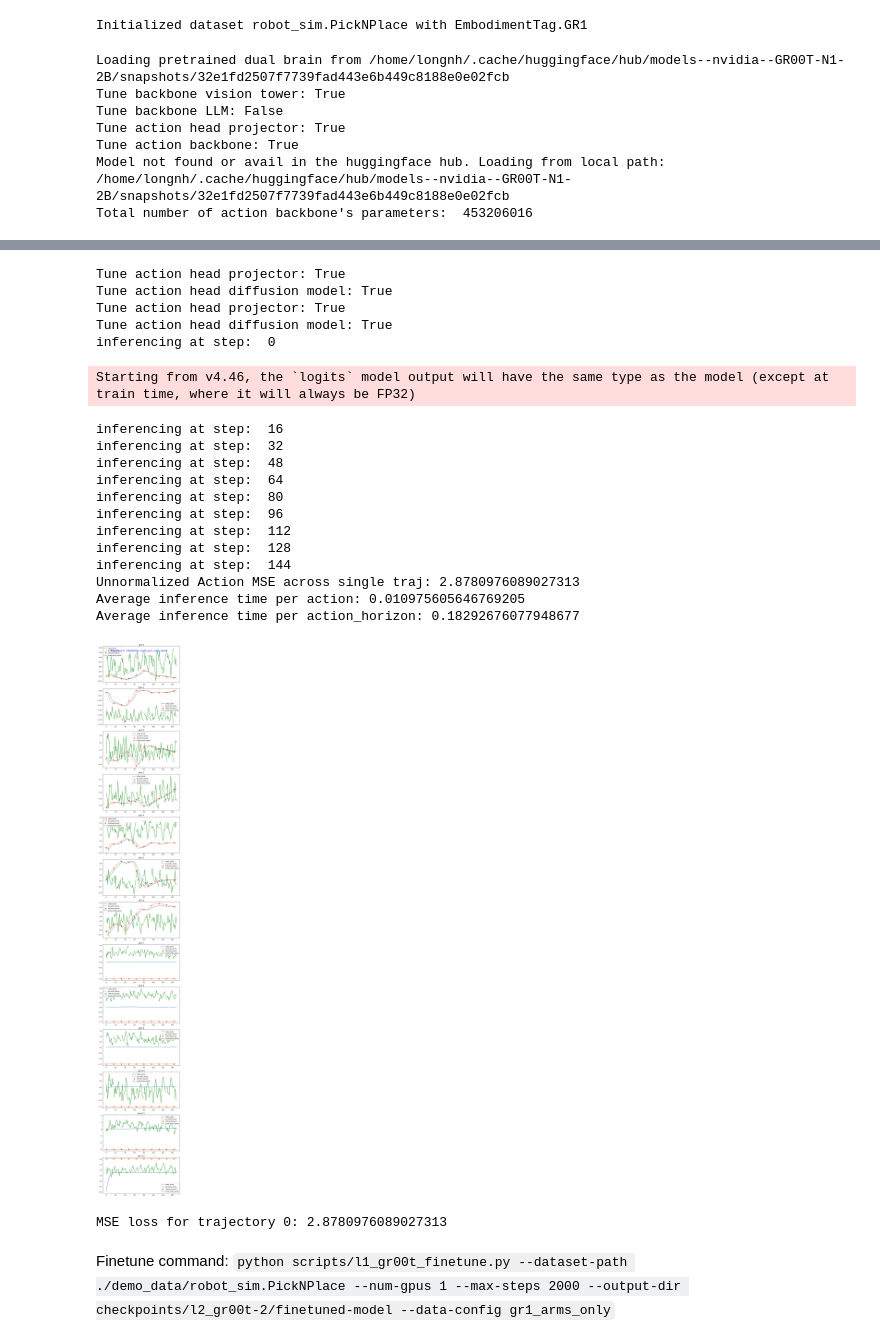
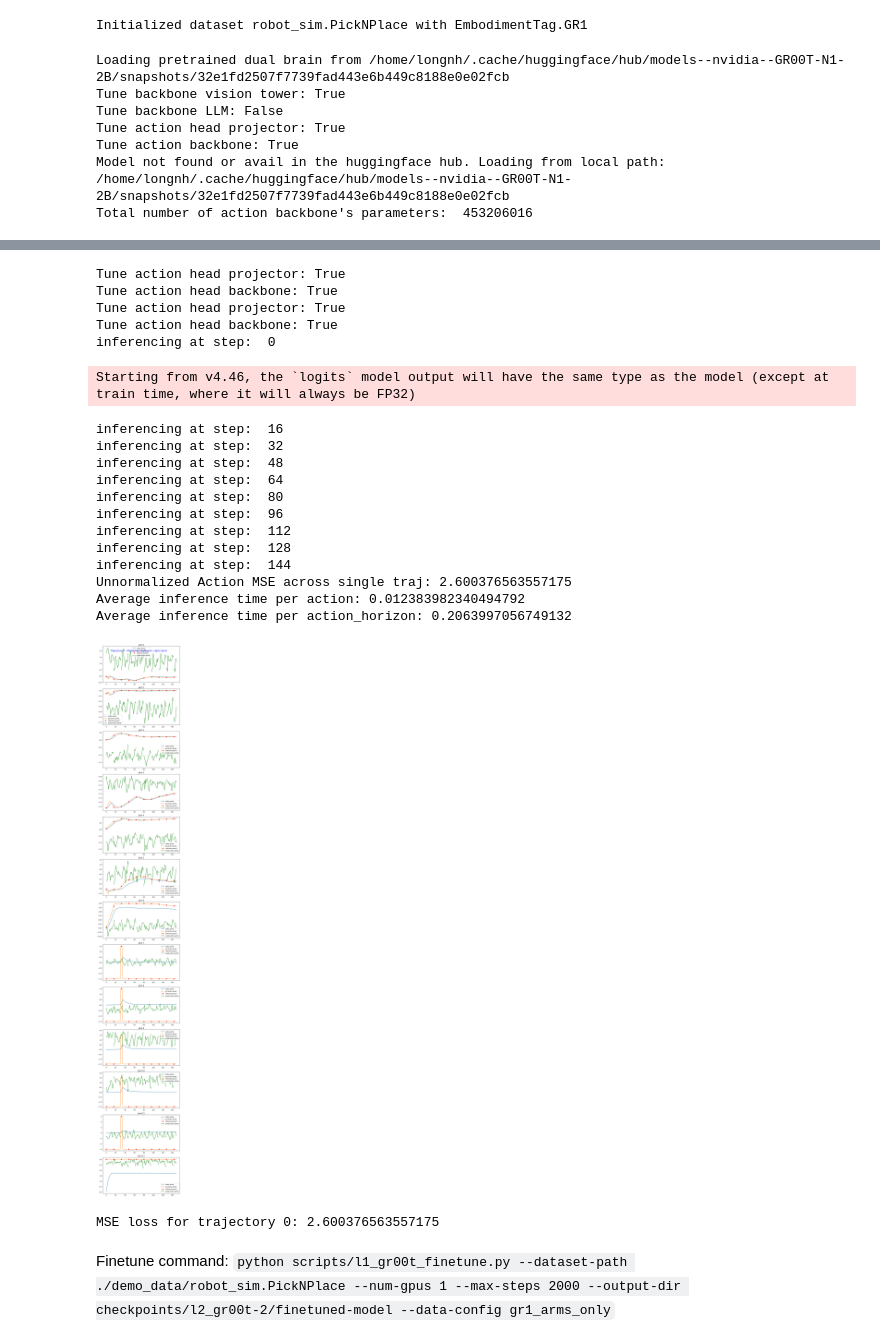
Before and after one commit to LR-AI-Labs/Isaac-GR00T, a Jupyter notebook: getting_started/l1_gr00t/finetune_l1_policy.ipynb, the cells around one changed output, grey strips where cells are left out. Cells and saved outputs as stored; diff of their text form; code cells hidden in the pictures.

```diff
--- a/getting_started/l1_gr00t/finetune_l1_policy.ipynb
+++ b/getting_started/l1_gr00t/finetune_l1_policy.ipynb
@@ -37,6 +39,7 @@ dataset = LeRobotSingleDataset(
     video_backend_kwargs=None,
     transforms=None,  # We'll handle transforms separately through the policy
     embodiment_tag=EMBODIMENT_TAG,
+    training=False
 )
 # %% [output]
 Initialized dataset robot_sim.PickNPlace with EmbodimentTag.GR1
@@ -54,7 +57,7 @@ pre_trained_policy = L1Gr00tPolicy(
 mse = calc_mse_for_single_trajectory(
     pre_trained_policy,
     dataset,
-    traj_id=0,
+    traj_id=4,
     modality_keys=["right_arm", "right_hand"],   # we will only evaluate the right arm and right hand
     steps=150,
     action_horizon=16,
@@ -78,24 +80,24 @@ Some weights of L1_GR00T_N1 were not initialized from the model checkpoint at /h
 You should probably TRAIN this model on a down-stream task to be able to use it for predictions and inference.
 Tune action head projector: True
-Tune action head diffusion model: True
+Tune action head backbone: True
 Tune action head projector: True
-Tune action head diffusion model: True
+Tune action head backbone: True
 inferencing at step:  0
 Starting from v4.46, the `logits` model output will have the same type as the model (except at train time, where it will always be FP32)
 inferencing at step:  16
 inferencing at step:  32
 inferencing at step:  48
 inferencing at step:  64
 inferencing at step:  80
 inferencing at step:  96
 inferencing at step:  112
 inferencing at step:  128
 inferencing at step:  144
-Unnormalized Action MSE across single traj: 2.8780976089027313
-Average inference time per action: 0.010975605646769205
-Average inference time per action_horizon: 0.18292676077948677
+Unnormalized Action MSE across single traj: 2.600376563557175
+Average inference time per action: 0.012383982340494792
+Average inference time per action_horizon: 0.2063997056749132
-[figure, old version]
+[figure, new version]
-MSE loss for trajectory 0: 2.8780976089027313
+MSE loss for trajectory 0: 2.600376563557175
 # %% [markdown]
 Finetune command:
 `python scripts/l1_gr00t_finetune.py --dataset-path ./demo_data/robot_sim.PickNPlace --num-gpus 1 --max-steps 2000 --output-dir checkpoints/l2_gr00t-2/finetuned-model --data-config gr1_arms_only`
```
Also changed, not shown: parts of 10 cells of this notebook, 6 other files.
